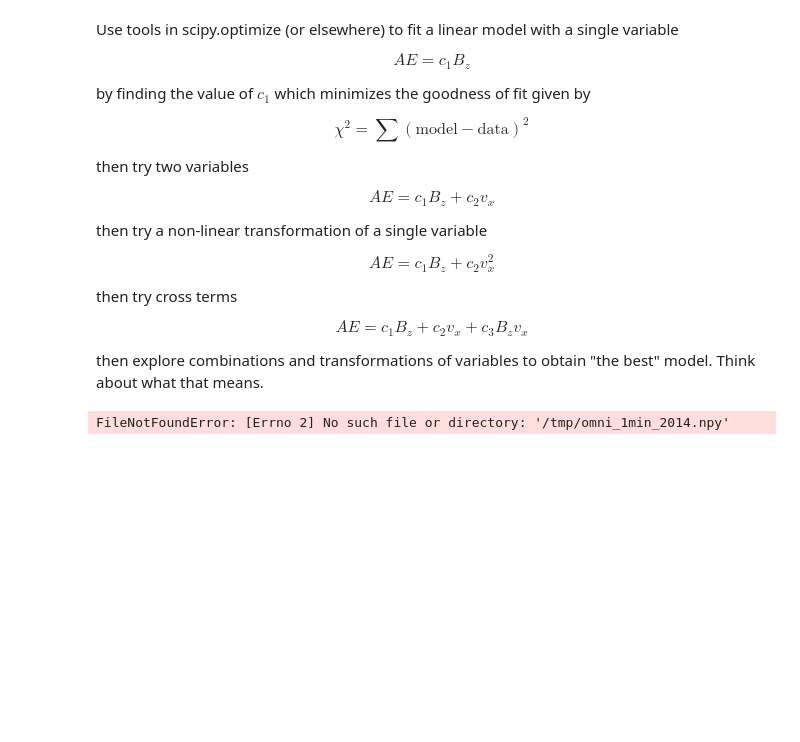
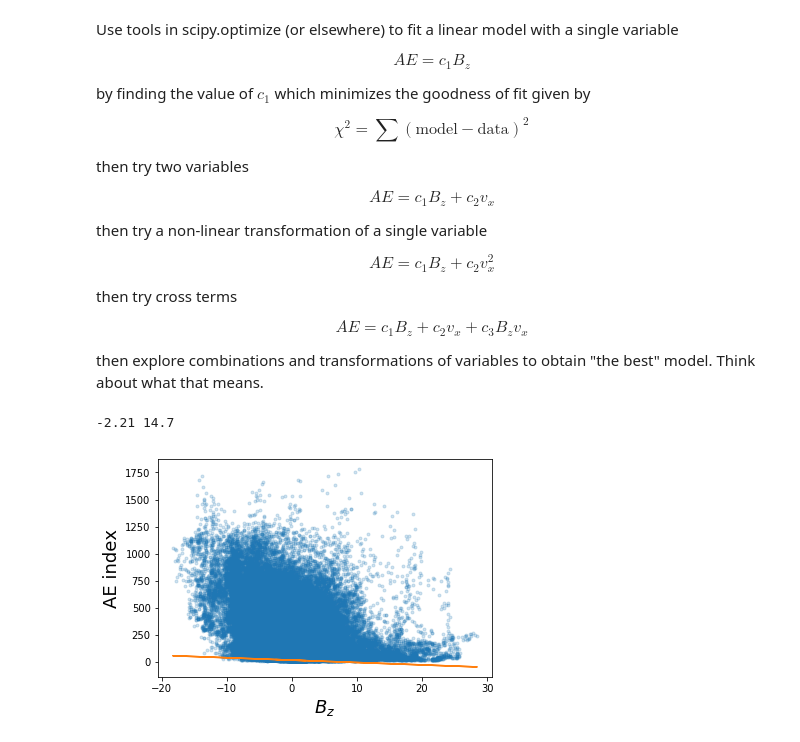
Before and after one commit to AlexanderHickey/PHYS581, a Jupyter notebook: Assignment 3/Assignment 3.ipynb, the cells around one changed output. Saved outputs shown, nothing was run; the diff lists cells and outputs as text; code cells hidden in the pictures; blank space fills up the shorter version.

```diff
--- a/Assignment 3/Assignment 3.ipynb
+++ b/Assignment 3/Assignment 3.ipynb
@@ -27,8 +46,24 @@ then try cross terms
  $$ AE = c_1 B_z + c_2 v_x + c_3 B_z v_x $$
 
 then explore combinations and transformations of variables to obtain "the best" model.  Think about what that means.
-# %%
-data = np.load('/tmp/omni_1min_2014.npy')
-plt.plot( data['bz'], data['ae_index'], '.', alpha=0.2 )
-# %% [output]
-FileNotFoundError: [Errno 2] No such file or directory: '/tmp/omni_1min_2014.npy'
+# %%
+def linfit(c):
+
+    return c[0]*dat['bz']+c[1]
+
+fun = lambda c: np.sum( ( dat['ae_index']-linfit(c) )**2 )/len(dat)
+
+
+opt = scipy.optimize.minimize(fun,[-1.2,14.7])
+c1, c2 = opt['x']
+print(c1,c2)
+
+plt.plot( dat['bz'], dat['ae_index'], '.', alpha=0.2 )
+plt.plot( dat['bz'], linfit([c1,c2]))
+
+plt.xlabel('$B_z$',fontsize=18)
+plt.ylabel('AE index',fontsize=18)
+plt.show()
+# %% [output]
+-2.21 14.7
+[figure, added]
```
Also changed, not shown: parts of 4 cells of this notebook.
